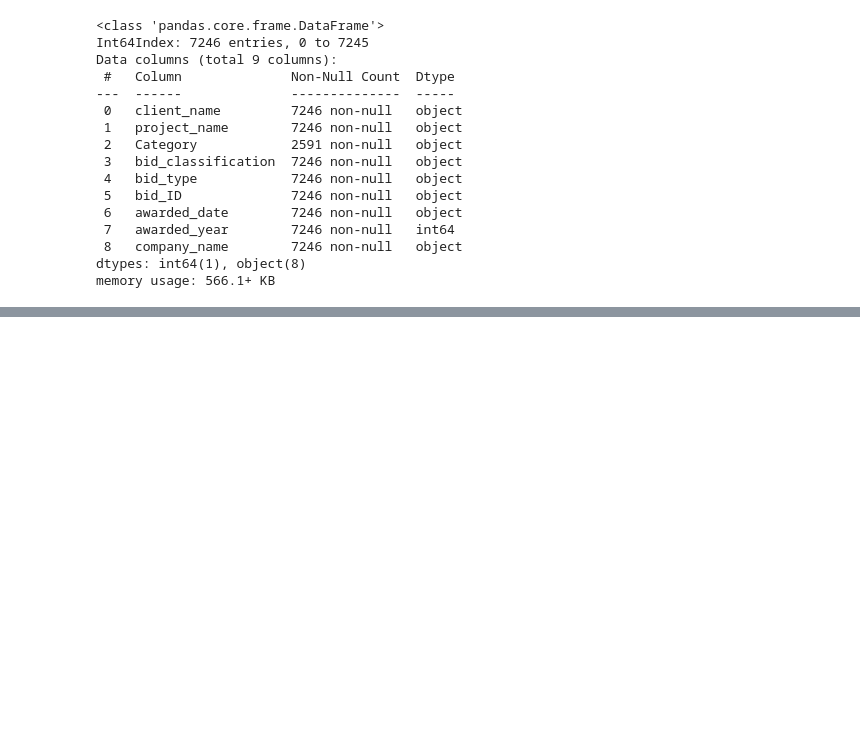
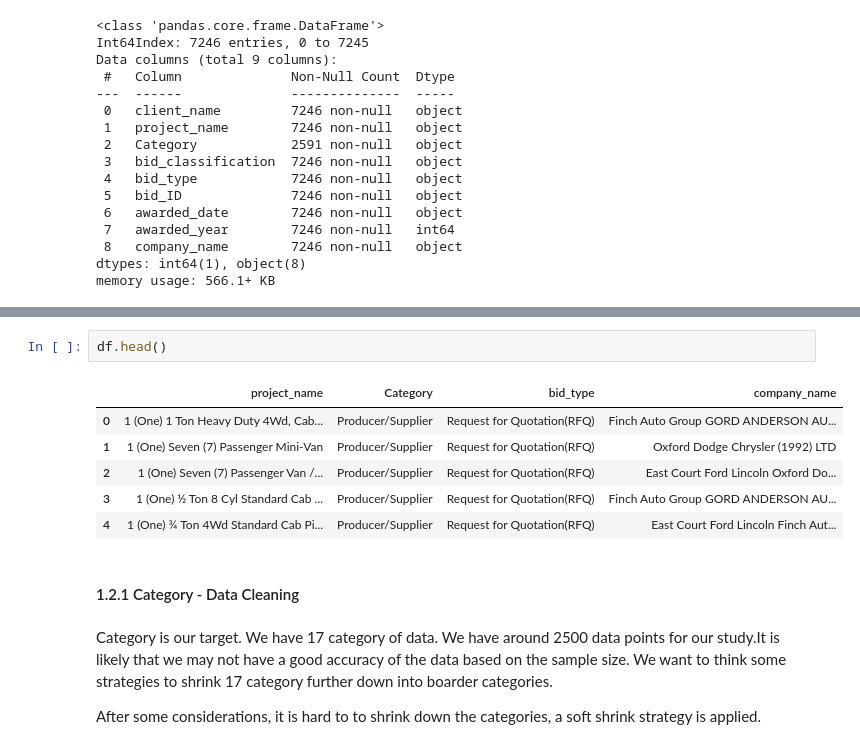
Before and after one commit to DelinM/BidTing, a Jupyter notebook: NaturalLanguageProcessing/Project Category Identification NLP Project.ipynb, the cells around one changed output, grey strips where cells are left out. Drawn from its saved outputs; the diff is of its cells as text; blank space fills up the shorter version.

```diff
--- a/NaturalLanguageProcessing/Project Category Identification NLP Project.ipynb
+++ b/NaturalLanguageProcessing/Project Category Identification NLP Project.ipynb
@@ -331,0 +324,15 @@ In total, we have 19 clients collected in the dataframe. This is good to know ho
+# %%
+df.head()
+# %% [output]
+|  | project_name | Category | bid_type | company_name |
+| 0 | 1 (One) 1 Ton Heavy Duty 4Wd, Cab... | Producer/Supplier | Request for Quotation(RFQ) | Finch Auto Group GORD ANDERSON AU... |
+| 1 | 1 (One) Seven (7) Passenger Mini-Van | Producer/Supplier | Request for Quotation(RFQ) | Oxford Dodge Chrysler (1992) LTD |
+| 2 | 1 (One) Seven (7) Passenger Van /... | Producer/Supplier | Request for Quotation(RFQ) | East Court Ford Lincoln Oxford Do... |
+| 3 | 1 (One) ½ Ton 8 Cyl Standard Cab ... | Producer/Supplier | Request for Quotation(RFQ) | Finch Auto Group GORD ANDERSON AU... |
+| 4 | 1 (One) ¾ Ton 4Wd Standard Cab Pi... | Producer/Supplier | Request for Quotation(RFQ) | East Court Ford Lincoln Finch Aut... |
+# %% [markdown]
+#### 1.2.1 Category - Data Cleaning
+# %% [markdown]
+Category is our target. We have 17 category of data. We have around 2500 data points for our study.It is likely that we may not have a good accuracy of the data based on the sample size. We want to think some strategies to shrink 17 category further down into boarder categories.
+
+After some considerations, it is hard to to shrink down the categories, a soft shrink strategy is applied.
```
Also changed, not shown: parts of 33 cells of this notebook, 2 other files.
